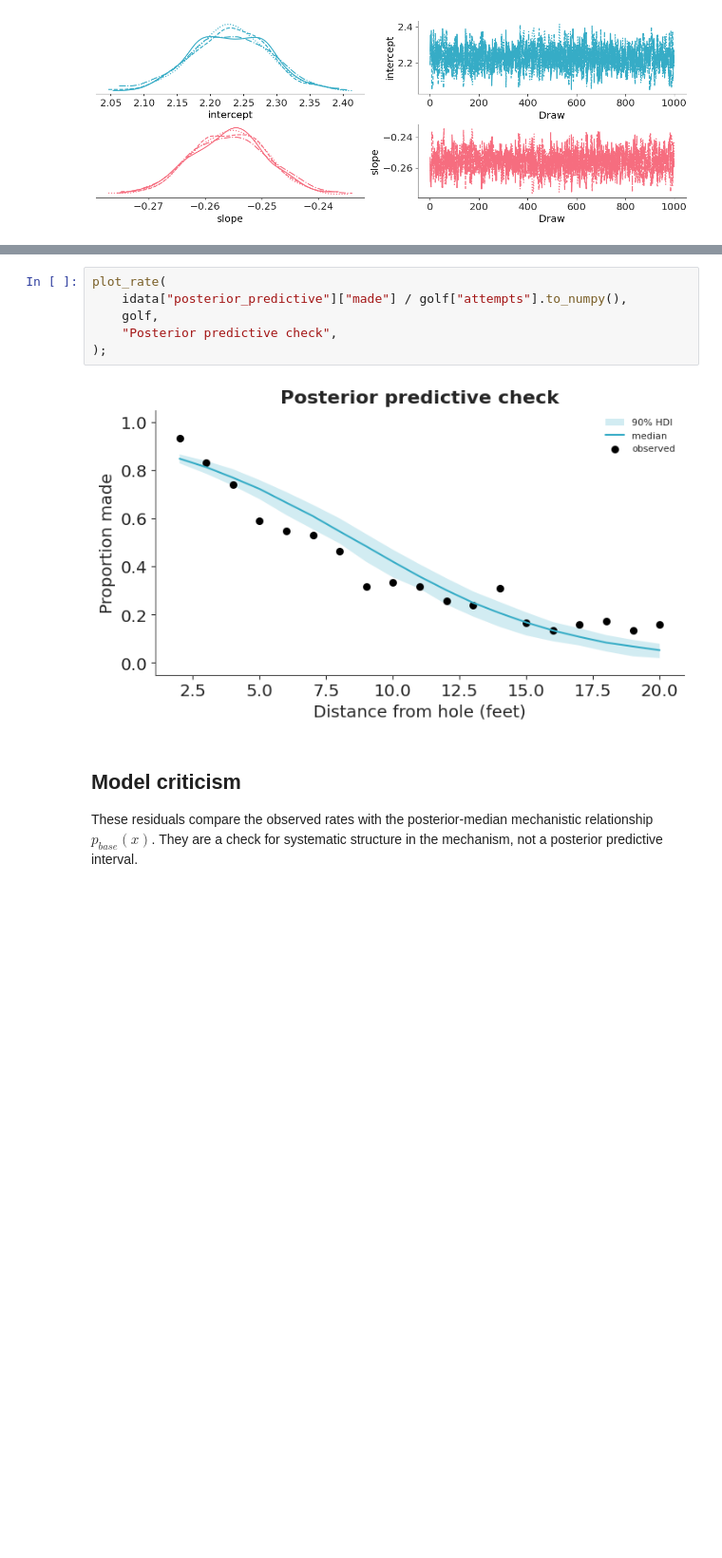
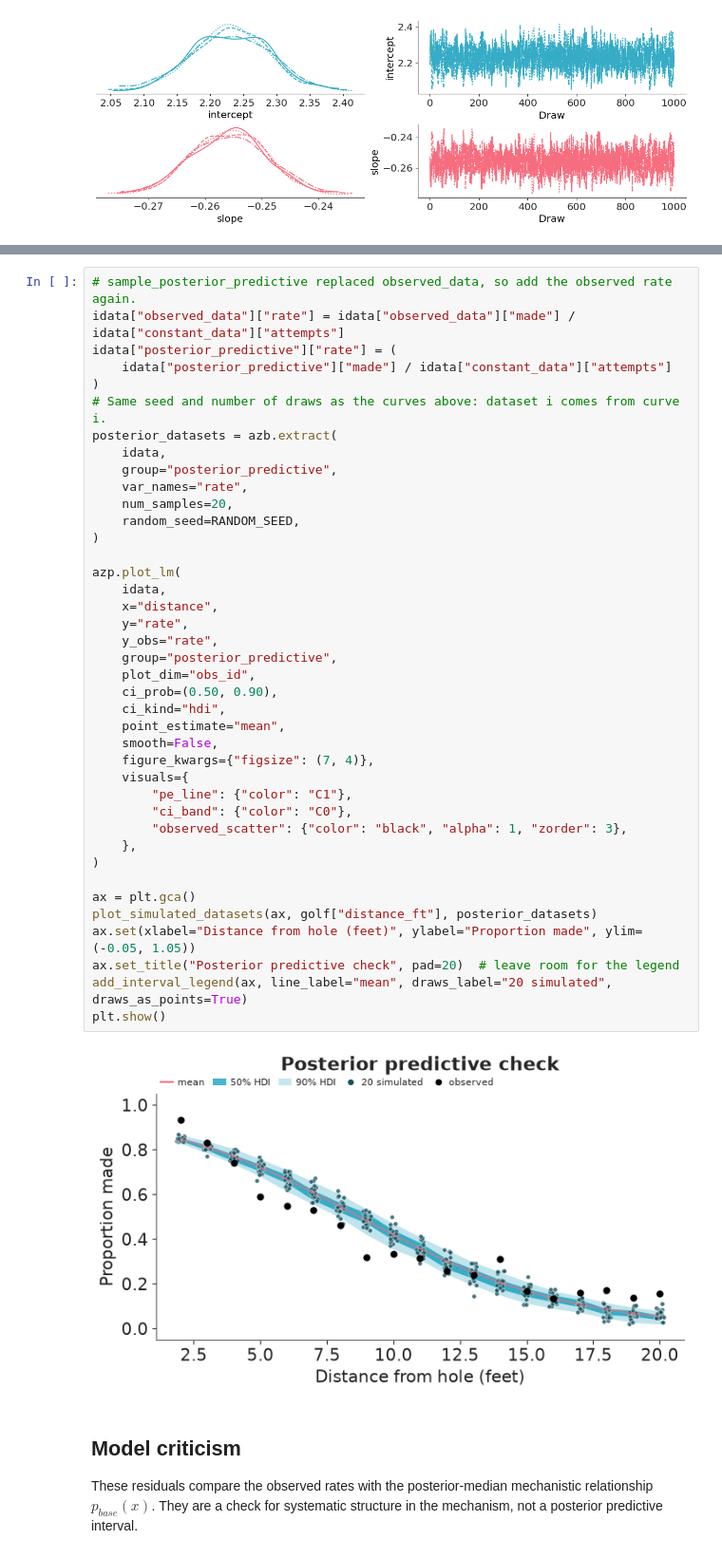
Before and after one commit to opherdonchin/BayesShortCourse, a Jupyter notebook: golf/01_logistic_baseline.ipynb, the cells around one changed output, grey strips where cells are left out. Shown at 95% size. Saved outputs shown, nothing was run; the diff lists cells and outputs as text; blank space fills up the shorter version.

```diff
--- a/golf/01_logistic_baseline.ipynb
+++ b/golf/01_logistic_baseline.ipynb
@@ -221,13 +306,47 @@ with model:
 [interactive output not drawn]
 [interactive output not drawn]
 # %%
-plot_rate(
-    idata["posterior_predictive"]["made"] / golf["attempts"].to_numpy(),
-    golf,
-    "Posterior predictive check",
-);
+# sample_posterior_predictive replaced observed_data, so add the observed rate again.
+idata["observed_data"]["rate"] = idata["observed_data"]["made"] / idata["constant_data"]["attempts"]
+idata["posterior_predictive"]["rate"] = (
+    idata["posterior_predictive"]["made"] / idata["constant_data"]["attempts"]
+)
+# Same seed and number of draws as the curves above: dataset i comes from curve i.
+posterior_datasets = azb.extract(
+    idata,
+    group="posterior_predictive",
+    var_names="rate",
+    num_samples=20,
+    random_seed=RANDOM_SEED,
+)
+
+azp.plot_lm(
+    idata,
+    x="distance",
+    y="rate",
+    y_obs="rate",
+    group="posterior_predictive",
+    plot_dim="obs_id",
+    ci_prob=(0.50, 0.90),
+    ci_kind="hdi",
+    point_estimate="mean",
+    smooth=False,
+    figure_kwargs={"figsize": (7, 4)},
+    visuals={
+        "pe_line": {"color": "C1"},
+        "ci_band": {"color": "C0"},
+        "observed_scatter": {"color": "black", "alpha": 1, "zorder": 3},
+    },
+)
+
+ax = plt.gca()
+plot_simulated_datasets(ax, golf["distance_ft"], posterior_datasets)
+ax.set(xlabel="Distance from hole (feet)", ylabel="Proportion made", ylim=(-0.05, 1.05))
+ax.set_title("Posterior predictive check", pad=20)  # leave room for the legend
+add_interval_legend(ax, line_label="mean", draws_label="20 simulated", draws_as_points=True)
+plt.show()
 # %% [output]
-[figure, old version]
+[figure, new version]
 # %% [markdown]
 ## Model criticism
 
```
Also changed, not shown: parts of 8 cells of this notebook, 8 other files.
